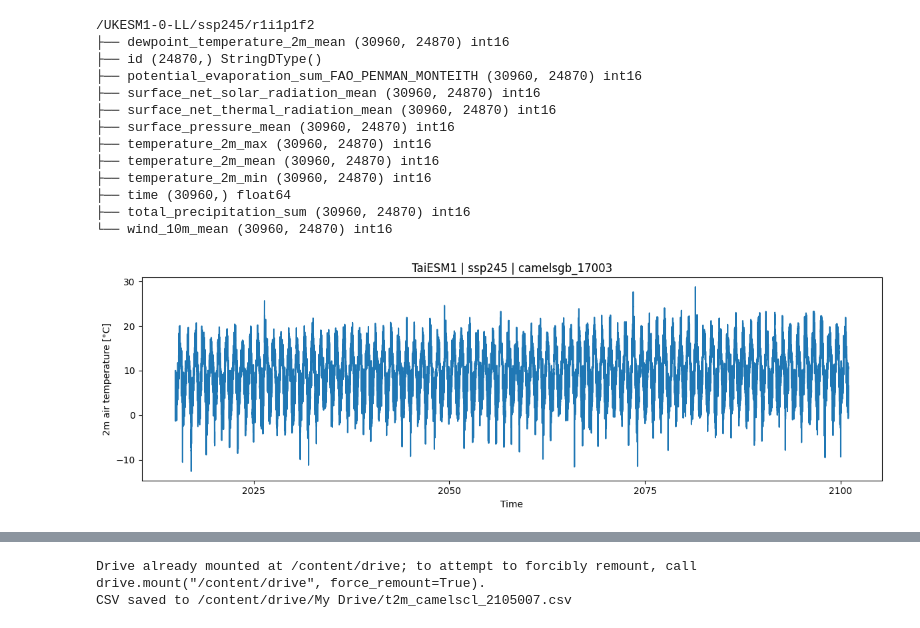
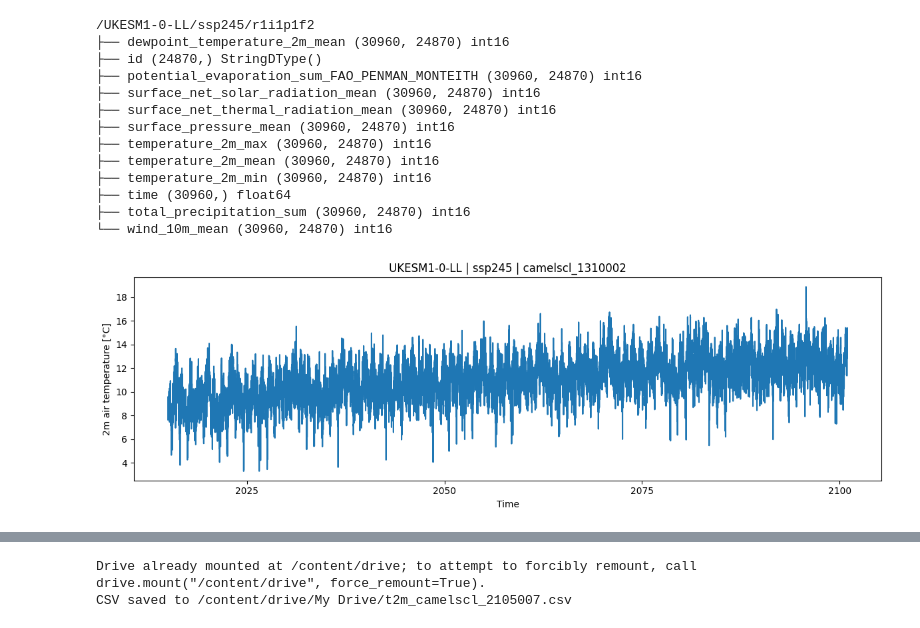
Before and after one commit to sruzzante/Caravan-CMIP6, a Jupyter notebook: Caravan_CMIP6_Colab_example.ipynb, the cells around one changed output, grey strips where cells are left out. Saved outputs shown, nothing was run; the diff lists cells and outputs as text; code cells hidden in the pictures.

```diff
--- a/Caravan_CMIP6_Colab_example.ipynb
+++ b/Caravan_CMIP6_Colab_example.ipynb
@@ -153,23 +151,22 @@ ds = open_zarr(
 # %%
 # Get and plot 2m mean temperature for camelscl_1310002
 
 variable_id = "temperature_2m_mean"
-
-gauge_id = "camelsgb_17003"
+gauge_id = "camelscl_1310002"
 
 
 
 t2m = ds[variable_id].sel(id=gauge_id)
 
 fig, ax = plt.subplots(figsize=(12, 4))
 ax.plot(t2m.indexes["time"], t2m.values)
 ax.set_xlabel("Time")
 ax.set_ylabel(t2m.attrs.get("units", "temperature_2m_mean"))
 ax.set_title(f"{source_id} | {experiment_id} | {gauge_id}")
 plt.tight_layout()
 plt.show()
 # %% [output]
-[figure, old version]
+[figure, new version]
 # %%
 # Confirm that the CF calendar is being properly interpreted
 # February 30 is a valid date in the 360_day calendar used by UKESM1-0-LL
```
Also changed, not shown: parts of 7 cells of this notebook.
